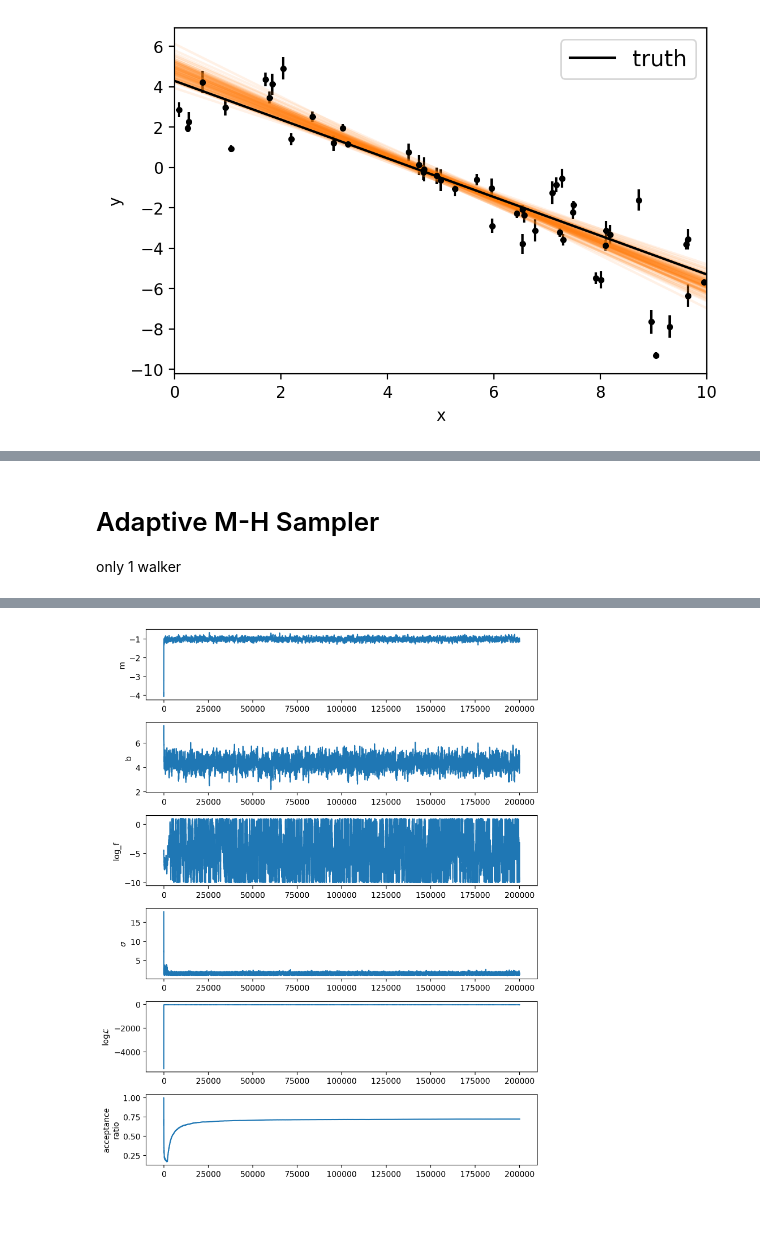
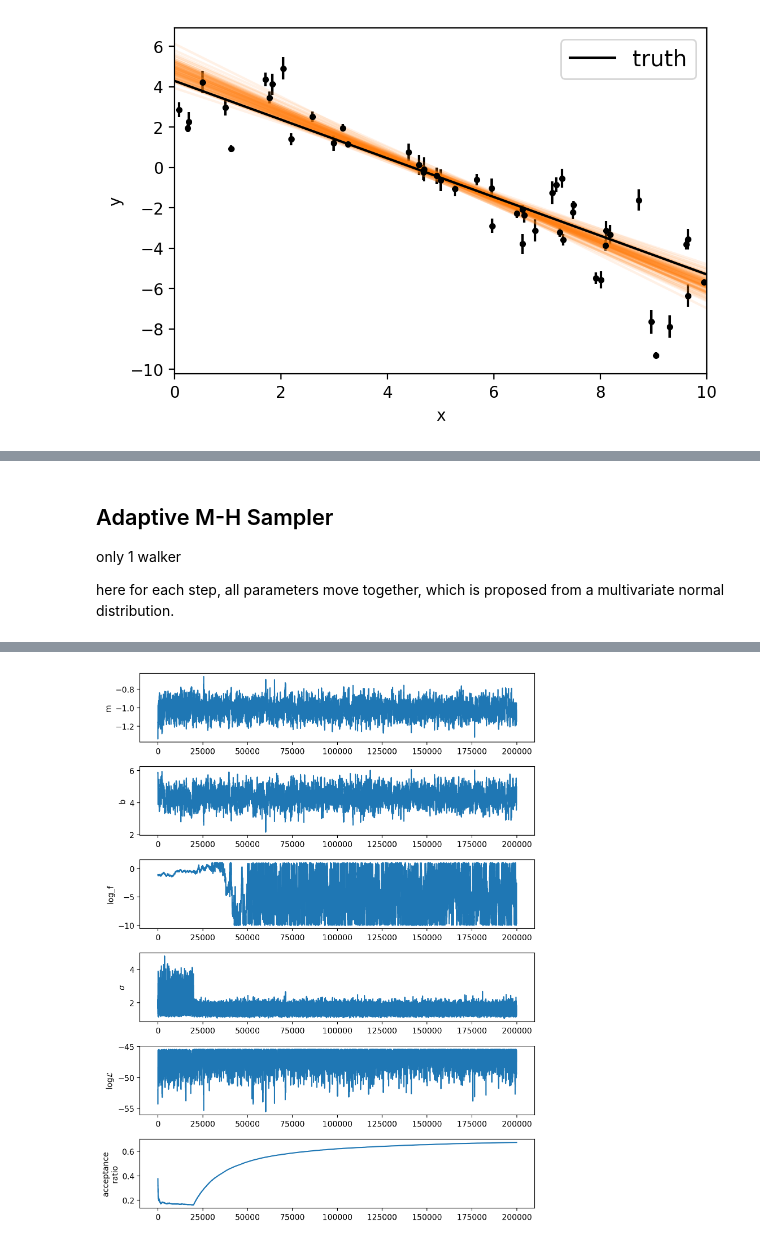
Before and after one commit to jadamo/Astro-513-Final-Project, a Jupyter notebook: Metropolis_MCMC_linear.ipynb, the cells around one changed output, grey strips where cells are left out. Cells and saved outputs as stored; diff of their text form; code cells hidden in the pictures; blank space fills up the shorter version.

Commit message:
final version of MH MCMC sampler for linear and cosmo case

```diff
--- a/Metropolis_MCMC_linear.ipynb
+++ b/Metropolis_MCMC_linear.ipynb
@@ -250,4 +235,4 @@ def flat_chain(chain,burn=100, thin=1500):
 # %%
-final_chain = flat_chain(chain,burn=burn, thin=1000)
+final_chain = flat_chain_1walker(chain,burn=burn, thin=False)
 samples = final_chain
 # %% [output]
@@ -296,10 +281,3 @@ plt.ylabel("y")
 # %% [output]
 Text(0, 0.5, 'y')
 [figure]
-# %%
-for i in range(3):
-    mcmc = np.percentile(samples[:, i], [16, 50, 84])
-    q = np.diff(mcmc)
-    txt = "\mathrm{{{3}}} = {0:.3f}_{{-{1:.3f}}}^{{{2:.3f}}}"
-    txt = txt.format(mcmc[1], q[0], q[1], labels[i])
-    display(Math(txt))
@@ -313,0 +410,4 @@ print(m_true, b_true)
+# %%
+final_chain = flat_chain(chain,burn=burn, thin=False)
+samples = final_chain
+len(samples)
@@ -313,0 +417,28 @@ print(m_true, b_true)
+# %%
+# show corner
+labels = ["m", "b", "log(f)"]
+
+fig = corner.corner(\
+    samples[:,:-1],\
+    truths=[m_true, b_true, np.log(f_true)],\
+    truth_color='dodgerblue',\
+    labels=labels,\
+    label_kwargs={'color':'k', 'fontsize': 18},\
+    show_titles=True,\
+    title_fmt = '.3f',\
+    title_kwargs={'color':'k', 'fontsize': 12},\
+    plot_datapoints=False,\
+    plot_density=False,\
+    plot_contours=True,\
+    fill_contours=True,\
+    smooth1d=True,\
+    smooth=True,\
+    reverse=False,\
+    quantiles=[0.5])
+
+for axs in fig.get_axes():
+        axs.tick_params(axis='both', which='major', direction='in', bottom=True, top=True, left=True, right=True, length=6, width=1.5, labelsize=12)
+        axs.tick_params(axis='both', which='minor', direction='in', bottom=True, top=True, left=True, right=True, length=3, width=1.5, labelsize=12)
+        for axis in ['top','bottom','left','right']:
+            axs.spines[axis].set_linewidth(1.5)
+plt.subplots_adjust(hspace=0.0, wspace=0.0)
@@ -314,7 +447,9 @@ print(m_true, b_true)
 # %% [markdown]
-# Adaptive M-H Sampler
+## Adaptive M-H Sampler
 
 only 1 walker
+
+here for each step, all parameters move together, which is proposed from a multivariate normal distribution.
 # %%
 class MCMC:
     """
@@ -612,8 +747,8 @@ def plotChains(M, burn, end):
     plt.tight_layout();
 # %%
 # have a look on the chain
-burn = 0
+burn = 100
 end  = -1
 plotChains(M, burn, end)
 # %% [output]
-[figure, old version]
+[figure, new version]
```
Also changed, not shown: parts of 29 cells of this notebook, 2 other files.
